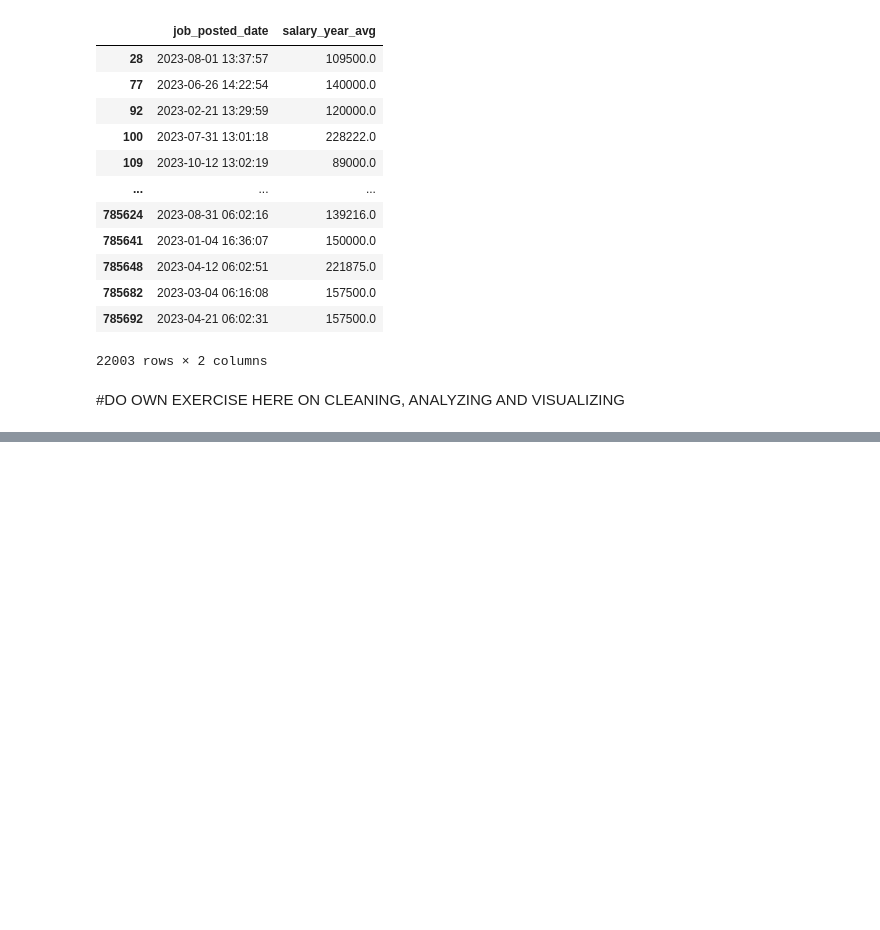
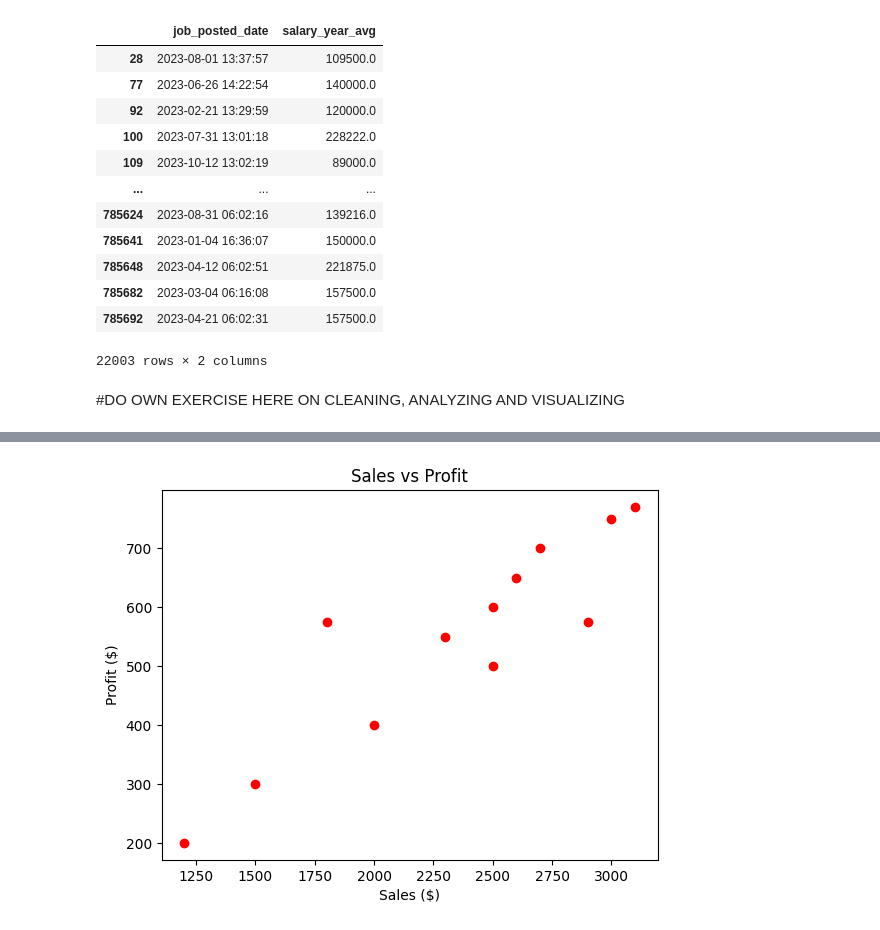
Before and after one commit to jonataneklof2025/Python-for-data-analys-youtube-kurs, a Jupyter notebook: pythonpractice.ipynb, the cells around one changed output, grey strips where cells are left out. Drawn from its saved outputs; the diff is of its cells as text; code cells hidden in the pictures; blank space fills up the shorter version.

```diff
--- a/pythonpractice.ipynb
+++ b/pythonpractice.ipynb
@@ -1087,0 +1102,8 @@ df[["job_posted_date", "salary_year_avg"]].dropna(subset=["salary_year_avg"])
+# %%
+
+df["Month"] = df["Month"].str.strip()  # Remove leading/trailing spaces
+df["Month"] = df["Month"].replace({
+    "March": "Mar", "May ": "May", "July": "Jul", "None": "Sep",
+})
+
+df
@@ -1087,0 +1228,9 @@ df[["job_posted_date", "salary_year_avg"]].dropna(subset=["salary_year_avg"])
+# %%
+#Scatter plot of sales vs profit
+plt.scatter(df["Sales"], df["Profit"], color='r')
+plt.xlabel("Sales ($)")
+plt.ylabel("Profit ($)")
+plt.title("Sales vs Profit")
+plt.show()
+# %% [output]
+[figure, added]
```
Also changed, not shown: parts of 7 cells of this notebook.
